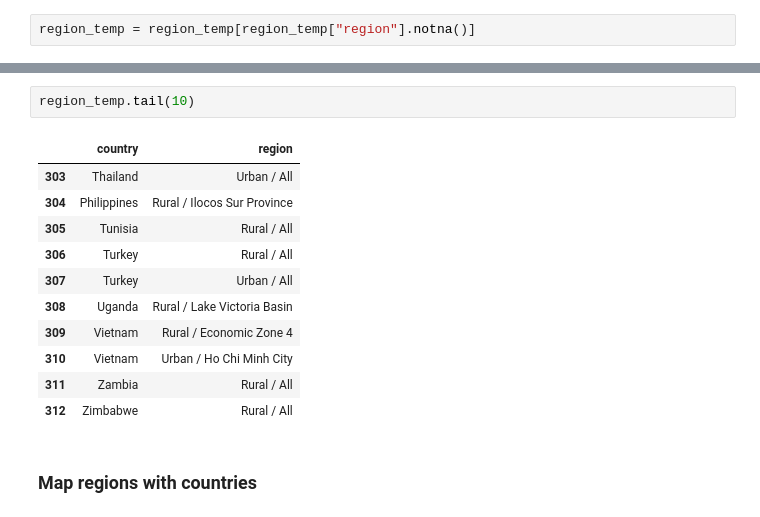
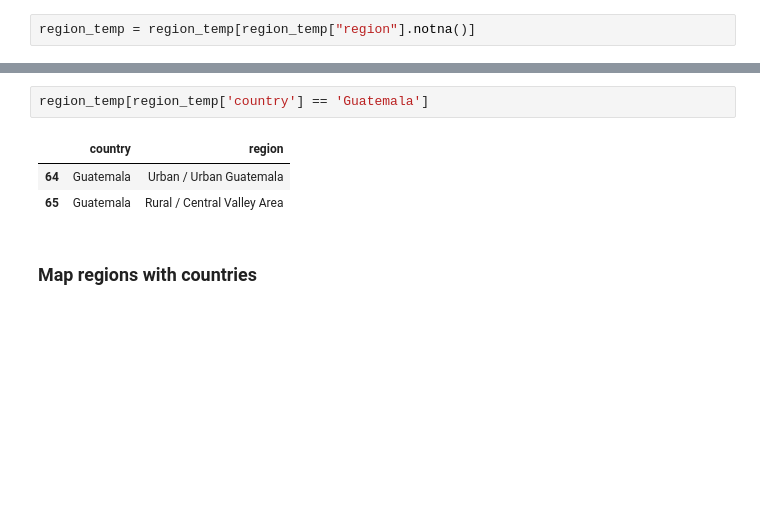
Before and after one commit to akvo/IDH-IDC, a Jupyter notebook: backend/source/transformer/benchmark_v6_with_conversion_rates/living_income_benchmark_v6.ipynb, the cells around one changed output, grey strips where cells are left out. Cells and saved outputs as stored; diff of their text form; blank space fills up the shorter version.

```diff
--- a/backend/source/transformer/benchmark_v6_with_conversion_rates/living_income_benchmark_v6.ipynb
+++ b/backend/source/transformer/benchmark_v6_with_conversion_rates/living_income_benchmark_v6.ipynb
@@ -354,17 +334,9 @@ See the caveats in the documentation: https://pandas.pydata.org/pandas-docs/stab
 # %%
-region_temp.tail(10)
+region_temp[region_temp['country'] == 'Guatemala']
 # %% [output]
 |  | country | region |
-| 303 | Thailand | Urban / All |
-| 304 | Philippines | Rural / Ilocos Sur Province |
-| 305 | Tunisia | Rural / All |
-| 306 | Turkey | Rural / All |
-| 307 | Turkey | Urban / All |
-| 308 | Uganda | Rural / Lake Victoria Basin |
-| 309 | Vietnam | Rural / Economic Zone 4 |
-| 310 | Vietnam | Urban / Ho Chi Minh City |
-| 311 | Zambia | Rural / All |
-| 312 | Zimbabwe | Rural / All |
+| 64 | Guatemala | Urban / Urban Guatemala |
+| 65 | Guatemala | Rural / Central Valley Area |
 # %% [markdown]
 ### Map regions with countries
 # %%
```
Also changed, not shown: parts of 24 cells of this notebook, 13 other files.
